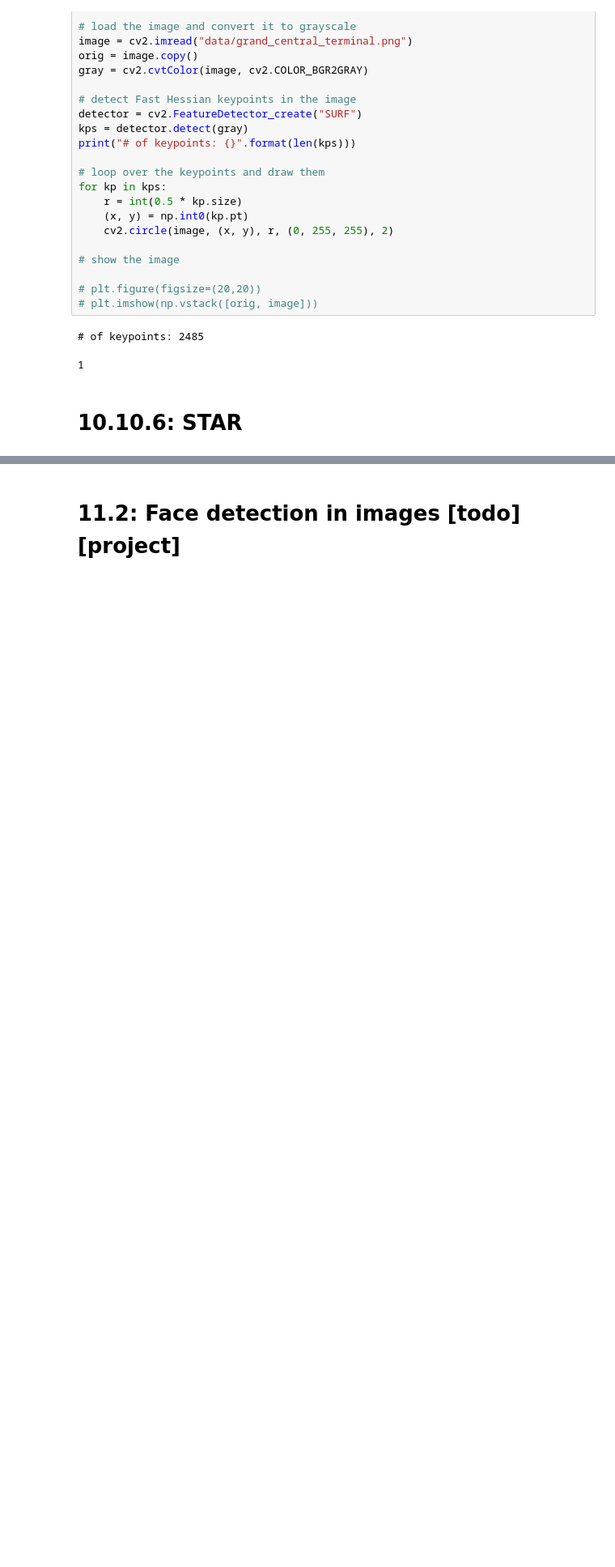
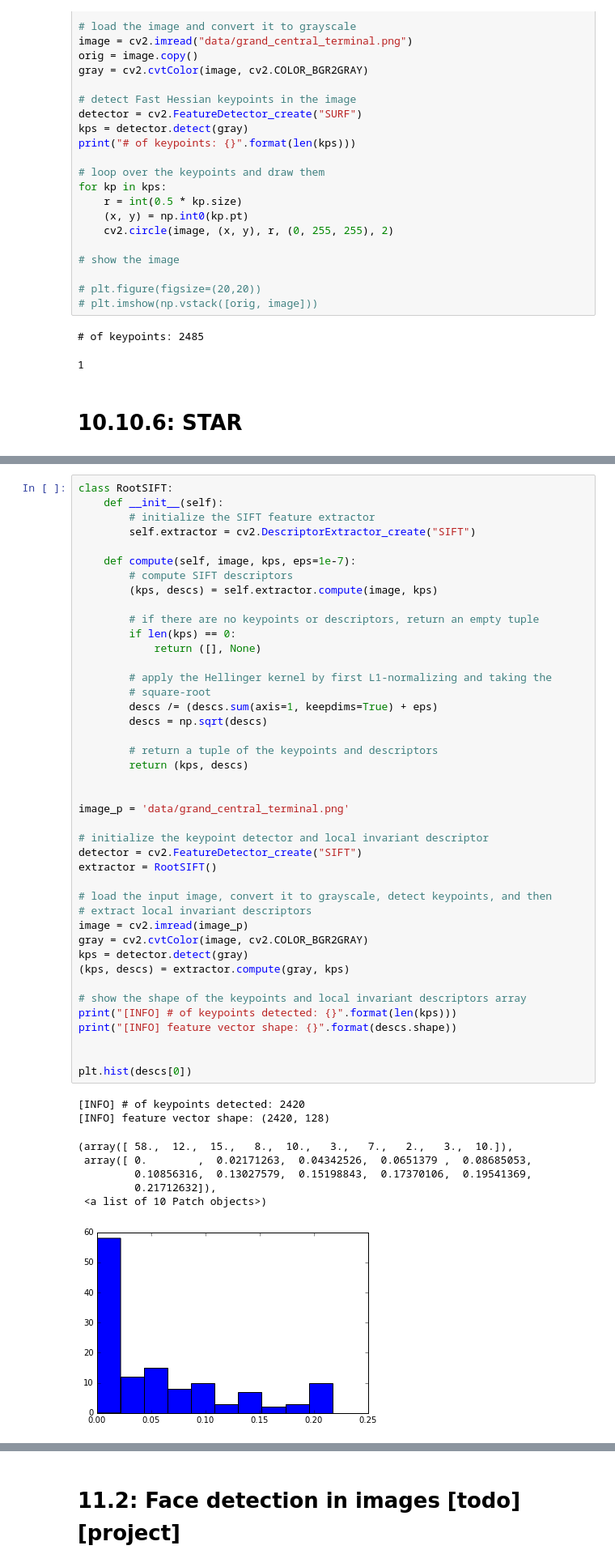
Before and after one commit to YaroslavSchubert/pyimagegurus, a Jupyter notebook: month_2.ipynb, the cells around one changed output, grey strips where cells are left out. Shown at 81% size. Saved outputs shown, nothing was run; the diff lists cells and outputs as text; blank space fills up the shorter version.

```diff
--- a/month_2.ipynb
+++ b/month_2.ipynb
@@ -626,0 +872,51 @@ for kp in kps:
+# %%
+class RootSIFT:
+    def __init__(self):
+        # initialize the SIFT feature extractor
+        self.extractor = cv2.DescriptorExtractor_create("SIFT")
+
+    def compute(self, image, kps, eps=1e-7):
+        # compute SIFT descriptors
+        (kps, descs) = self.extractor.compute(image, kps)
+
+        # if there are no keypoints or descriptors, return an empty tuple
+        if len(kps) == 0:
+            return ([], None)
+
+        # apply the Hellinger kernel by first L1-normalizing and taking the
+        # square-root
+        descs /= (descs.sum(axis=1, keepdims=True) + eps)
+        descs = np.sqrt(descs)
+
+        # return a tuple of the keypoints and descriptors
+        return (kps, descs)
+
+
+image_p = 'data/grand_central_terminal.png'
+
+# initialize the keypoint detector and local invariant descriptor
+detector = cv2.FeatureDetector_create("SIFT")
+extractor = RootSIFT()
+
+# load the input image, convert it to grayscale, detect keypoints, and then
+# extract local invariant descriptors
+image = cv2.imread(image_p)
+gray = cv2.cvtColor(image, cv2.COLOR_BGR2GRAY)
+kps = detector.detect(gray)
+(kps, descs) = extractor.compute(gray, kps)
+
+# show the shape of the keypoints and local invariant descriptors array
+print("[INFO] # of keypoints detected: {}".format(len(kps)))
+print("[INFO] feature vector shape: {}".format(descs.shape))
+
+
+plt.hist(descs[0])
+# %% [output]
+[INFO] # of keypoints detected: 2420
+[INFO] feature vector shape: (2420, 128)
+(array([ 58.,  12.,  15.,   8.,  10.,   3.,   7.,   2.,   3.,  10.]),
+ array([ 0.        ,  0.02171263,  0.04342526,  0.0651379 ,  0.08685053,
+         0.10856316,  0.13027579,  0.15198843,  0.17370106,  0.19541369,
+         0.21712632]),
+ <a list of 10 Patch objects>)
+[figure, added]
```
Also changed, not shown: parts of 18 cells of this notebook.
